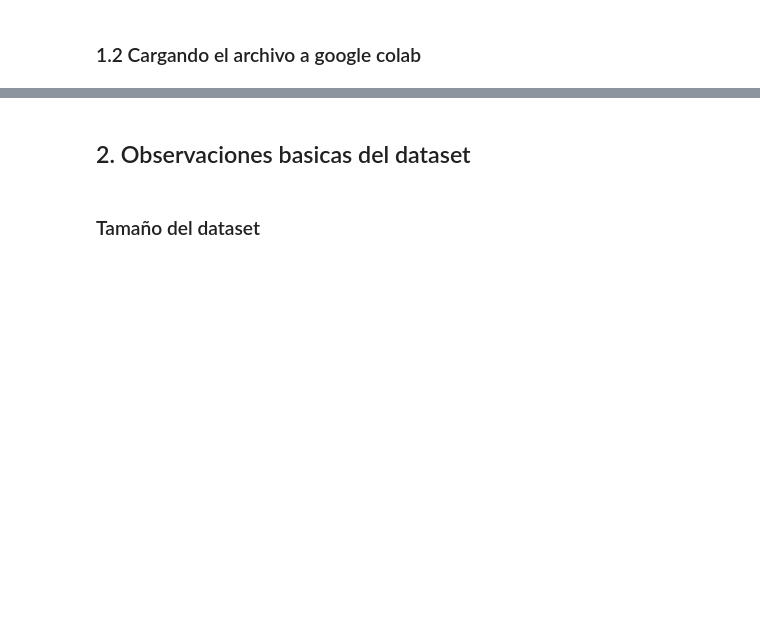
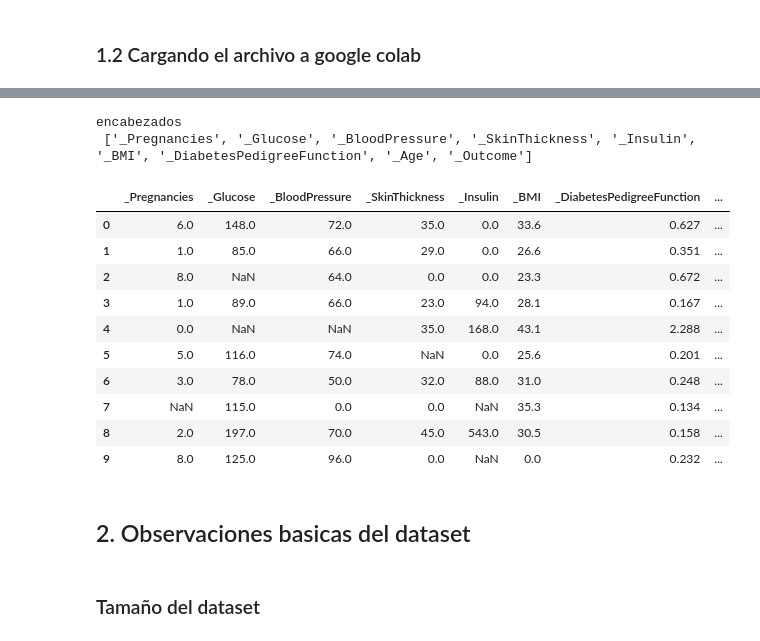
Before and after one commit to cam2149/eda_couse, a Jupyter notebook: Impacto_nulos_performance.ipynb, the cells around one changed output, grey strips where cells are left out. Cells and saved outputs as stored; diff of their text form; code cells hidden in the pictures; blank space fills up the shorter version.

```diff
--- a/Impacto_nulos_performance.ipynb
+++ b/Impacto_nulos_performance.ipynb
@@ -37,3 +56,27 @@ df = pd.read_csv('/content/drive/MyDrive/datasets/diabetes-NAN.csv',    #Ruta co
+# %%
+# Crear la lista de nombres para el encabezado
+headers = ["_Pregnancies","_Glucose",	"_BloodPressure",	"_SkinThickness",	"_Insulin",	"_BMI",	"_DiabetesPedigreeFunction","_Age","_Outcome"]
+print("encabezados\n", headers)
+# %% [output]
+encabezados
+ ['_Pregnancies', '_Glucose', '_BloodPressure', '_SkinThickness', '_Insulin', '_BMI', '_DiabetesPedigreeFunction', '_Age', '_Outcome']
+# %%
+#Reemplazamos el encabezado y verificamos nuestro data frame:
+
+df.columns = headers
+df.head(10)
+# %% [output]
+|  | _Pregnancies | _Glucose | _BloodPressure | _SkinThickness | _Insulin | _BMI | _DiabetesPedigreeFunction | ... |
+| 0 | 6.0 | 148.0 | 72.0 | 35.0 | 0.0 | 33.6 | 0.627 | ... |
+| 1 | 1.0 | 85.0 | 66.0 | 29.0 | 0.0 | 26.6 | 0.351 | ... |
+| 2 | 8.0 | NaN | 64.0 | 0.0 | 0.0 | 23.3 | 0.672 | ... |
+| 3 | 1.0 | 89.0 | 66.0 | 23.0 | 94.0 | 28.1 | 0.167 | ... |
+| 4 | 0.0 | NaN | NaN | 35.0 | 168.0 | 43.1 | 2.288 | ... |
+| 5 | 5.0 | 116.0 | 74.0 | NaN | 0.0 | 25.6 | 0.201 | ... |
+| 6 | 3.0 | 78.0 | 50.0 | 32.0 | 88.0 | 31.0 | 0.248 | ... |
+| 7 | NaN | 115.0 | 0.0 | 0.0 | NaN | 35.3 | 0.134 | ... |
+| 8 | 2.0 | 197.0 | 70.0 | 45.0 | 543.0 | 30.5 | 0.158 | ... |
+| 9 | 8.0 | 125.0 | 96.0 | 0.0 | NaN | 0.0 | 0.232 | ... |
 # %% [markdown]
 ## 2. Observaciones basicas del dataset
 # %% [markdown]
```
Also changed, not shown: parts of 17 cells of this notebook.
